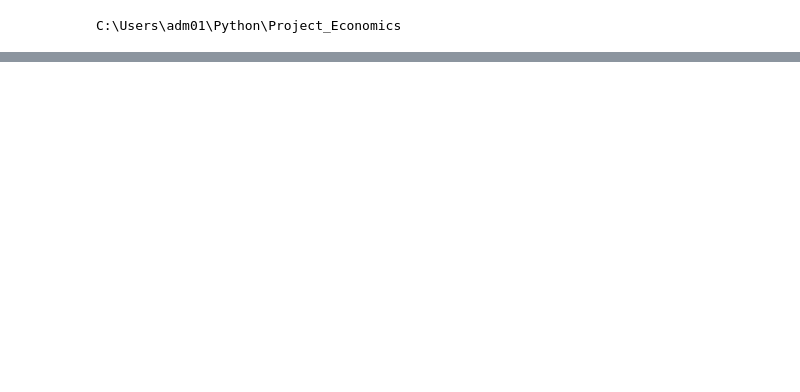
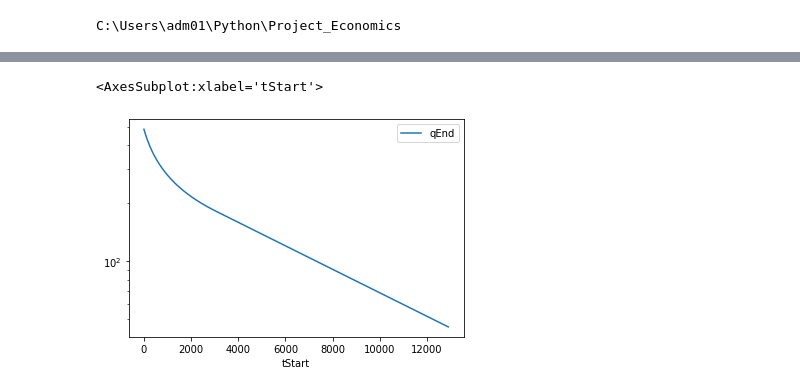
Before and after one commit to adm0104/Project_Economics, a Jupyter notebook: econ_testing.ipynb, the cells around one changed output, grey strips where cells are left out. Saved outputs shown, nothing was run; the diff lists cells and outputs as text; code cells hidden in the pictures; blank space fills up the shorter version.

```diff
--- a/econ_testing.ipynb
+++ b/econ_testing.ipynb
@@ -93,0 +99,5 @@ testcase.timeSeries
+# %%
+testcase.timeSeries.plot('tStart', 'qEnd', logy = True)
+# %% [output]
+<AxesSubplot:xlabel='tStart'>
+[figure, added]
```
Also changed, not shown: parts of 10 cells of this notebook, 1 other file.
